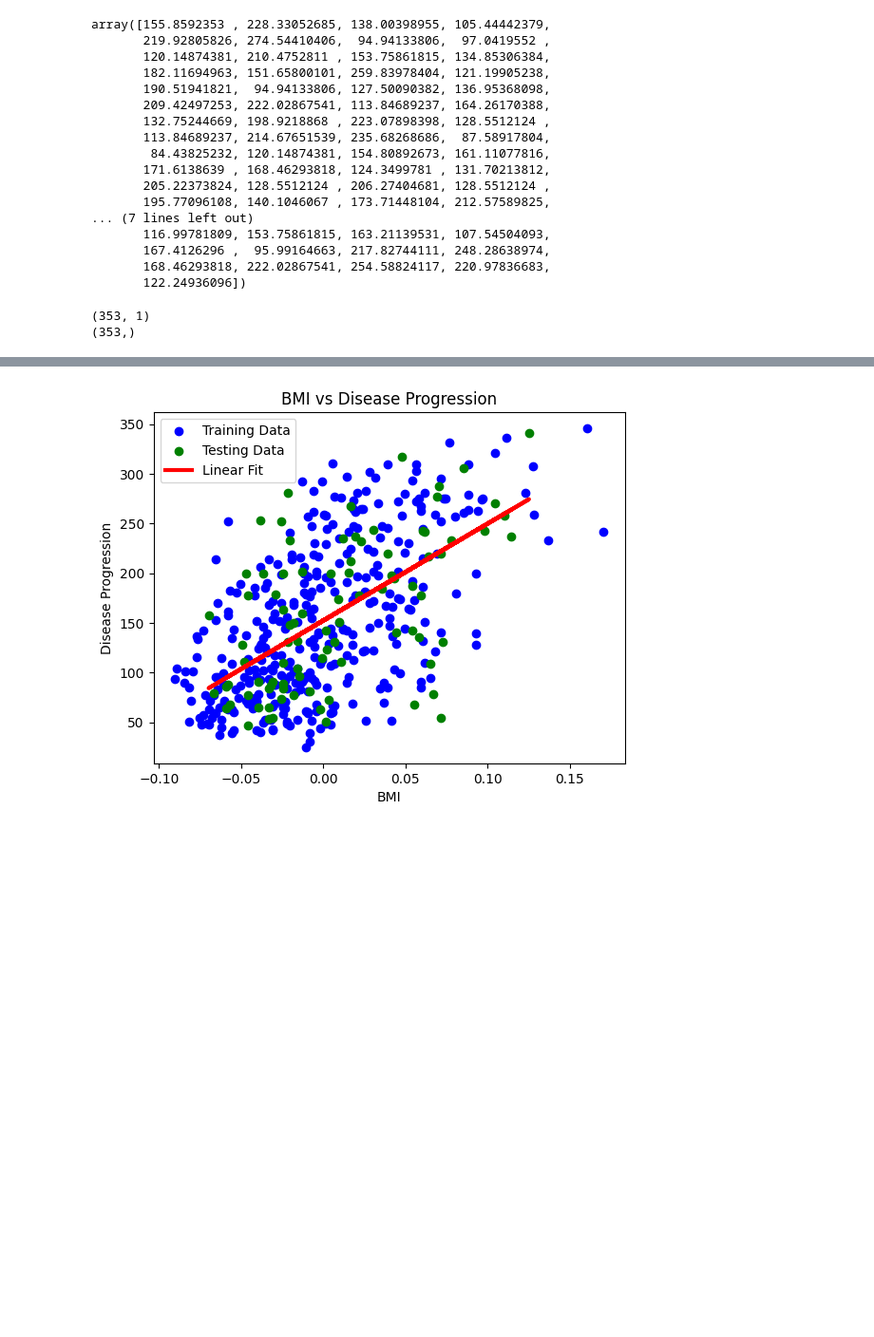
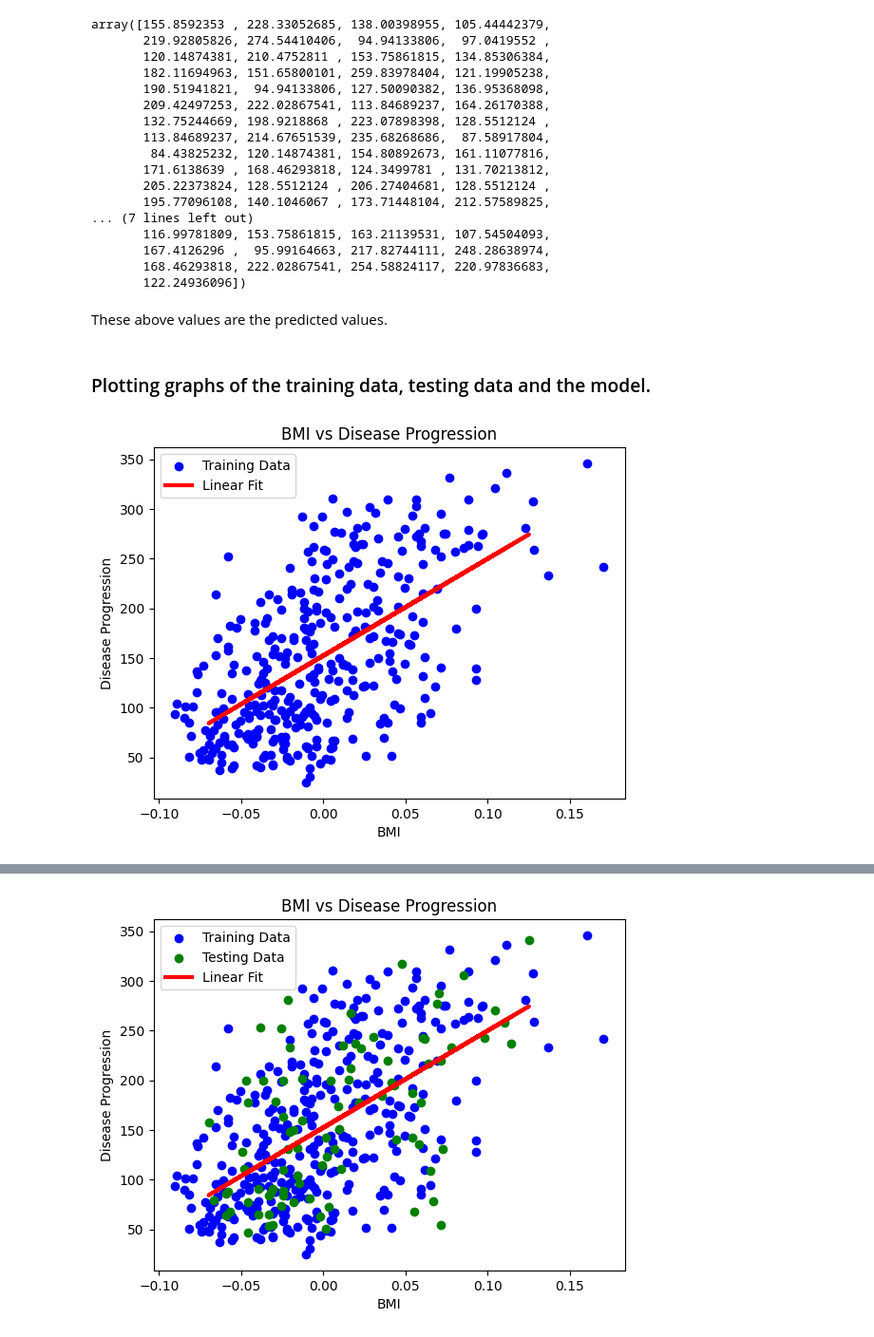
Before and after one commit to zeelshah007/CSCN8010-lab-submissions, a Jupyter notebook: students_submissions/8889436/lab3.ipynb, the cells around one changed output, grey strips where cells are left out. Shown at 95% size. Saved outputs shown, nothing was run; the diff lists cells and outputs as text; code cells hidden in the pictures; blank space fills up the shorter version.

Commit message:
given insights on the graphs and data

```diff
--- a/students_submissions/8889436/lab3.ipynb
+++ b/students_submissions/8889436/lab3.ipynb
@@ -201,9 +179,17 @@ array([155.8592353 , 228.33052685, 138.00398955, 105.44442379,
        167.4126296 ,  95.99164663, 217.82744111, 248.28638974,
        168.46293818, 222.02867541, 254.58824117, 220.97836683,
        122.24936096])
-# %%
-print(X_train.shape)
-print(y_train.shape)
-# %% [output]
-(353, 1)
-(353,)
+# %% [markdown]
+These above values are the predicted values.
+# %% [markdown]
+### Plotting graphs of the training data, testing data and the model.
+# %%
+plt.scatter(X_train,y_train, color='blue', label="Training Data")
+plt.plot(X_test,predict_y,color= 'red', linewidth=3, label="Linear Fit")
+plt.title("BMI vs Disease Progression")
+plt.xlabel("BMI")
+plt.ylabel("Disease Progression")
+plt.legend()
+plt.show()
+# %% [output]
+[figure, added]
```
Also changed, not shown: parts of 34 cells of this notebook.
